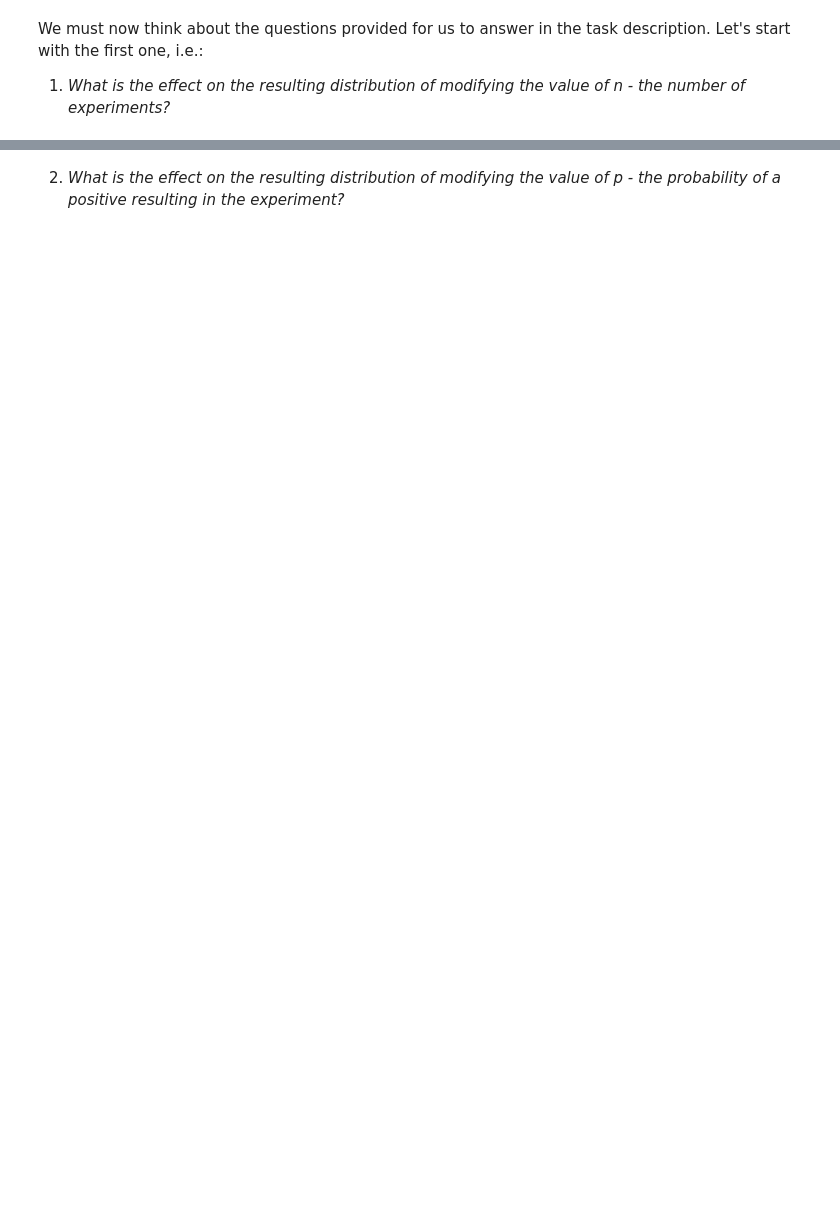
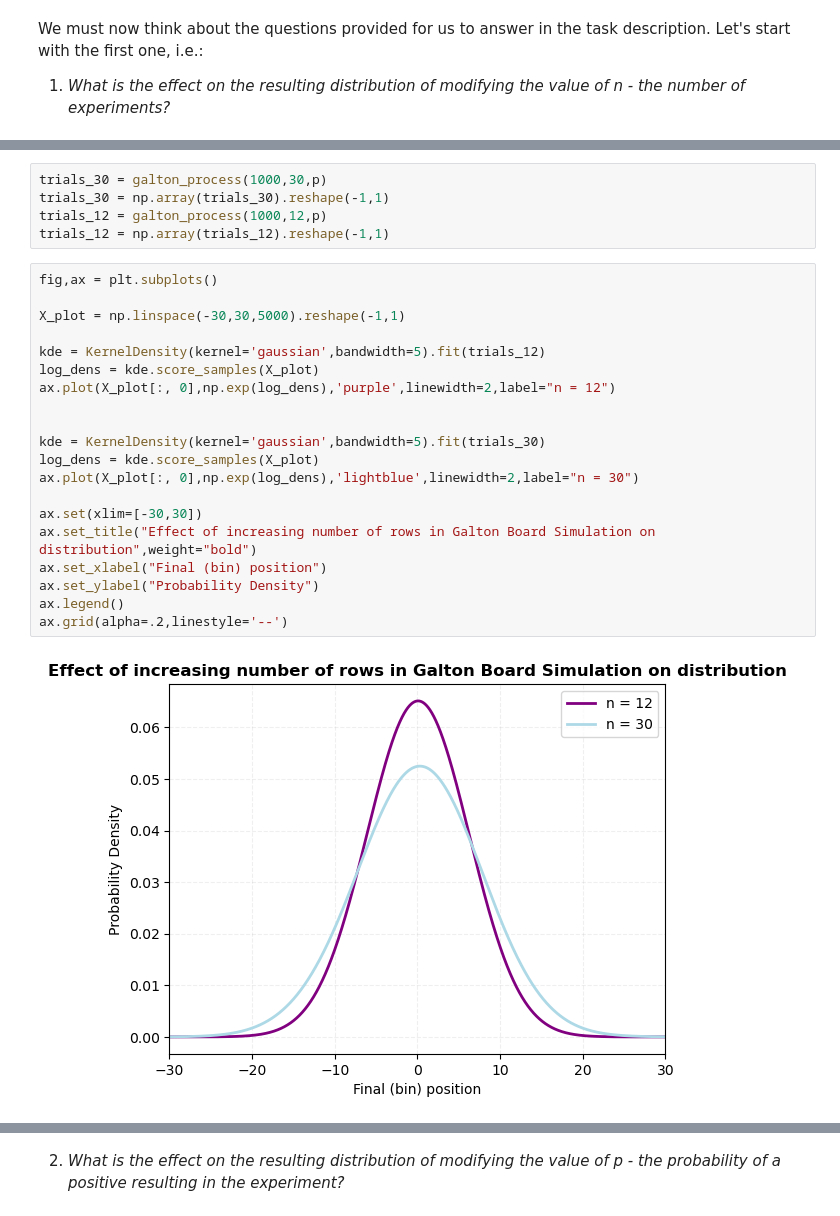
Before and after one commit to AKuinkel/cosc102-at1, a Jupyter notebook: AKuinkelAT1.ipynb, the cells around one changed output, grey strips where cells are left out. Saved outputs shown, nothing was run; the diff lists cells and outputs as text; blank space fills up the shorter version.

```diff
--- a/AKuinkelAT1.ipynb
+++ b/AKuinkelAT1.ipynb
@@ -265,0 +298,27 @@ We must now think about the questions provided for us to answer in the task desc
+# %%
+trials_30 = galton_process(1000,30,p)
+trials_30 = np.array(trials_30).reshape(-1,1)
+trials_12 = galton_process(1000,12,p)
+trials_12 = np.array(trials_12).reshape(-1,1)
+# %%
+fig,ax = plt.subplots()
+
+X_plot = np.linspace(-30,30,5000).reshape(-1,1)
+
+kde = KernelDensity(kernel='gaussian',bandwidth=5).fit(trials_12)
+log_dens = kde.score_samples(X_plot)
+ax.plot(X_plot[:, 0],np.exp(log_dens),'purple',linewidth=2,label="n = 12")
+
+
+kde = KernelDensity(kernel='gaussian',bandwidth=5).fit(trials_30)
+log_dens = kde.score_samples(X_plot)
+ax.plot(X_plot[:, 0],np.exp(log_dens),'lightblue',linewidth=2,label="n = 30")
+
+ax.set(xlim=[-30,30])
+ax.set_title("Effect of increasing number of rows in Galton Board Simulation on distribution",weight="bold")
+ax.set_xlabel("Final (bin) position")
+ax.set_ylabel("Probability Density")
+ax.legend()
+ax.grid(alpha=.2,linestyle='--')
+# %% [output]
+[figure, added]
```
Also changed, not shown: parts of 16 cells of this notebook, 1 other file.
